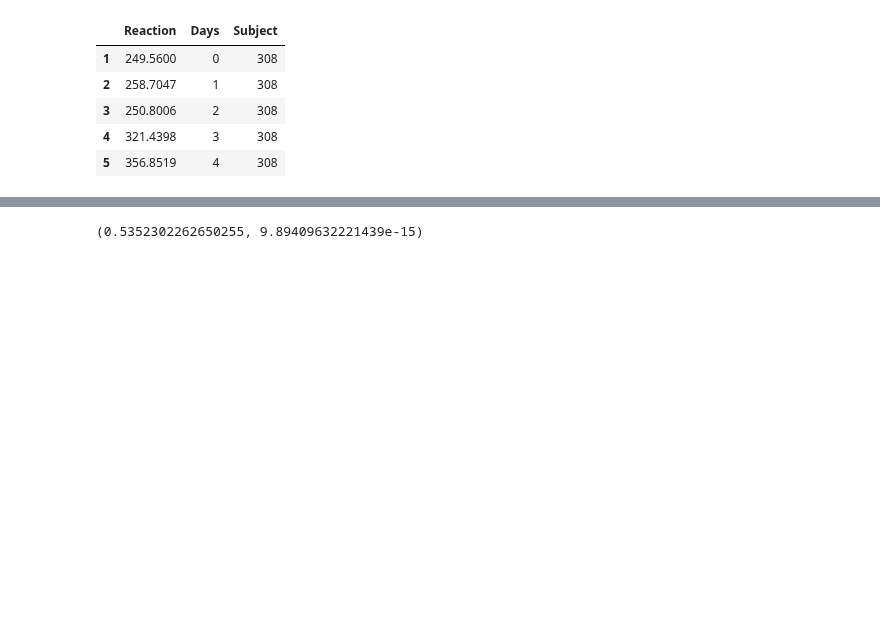
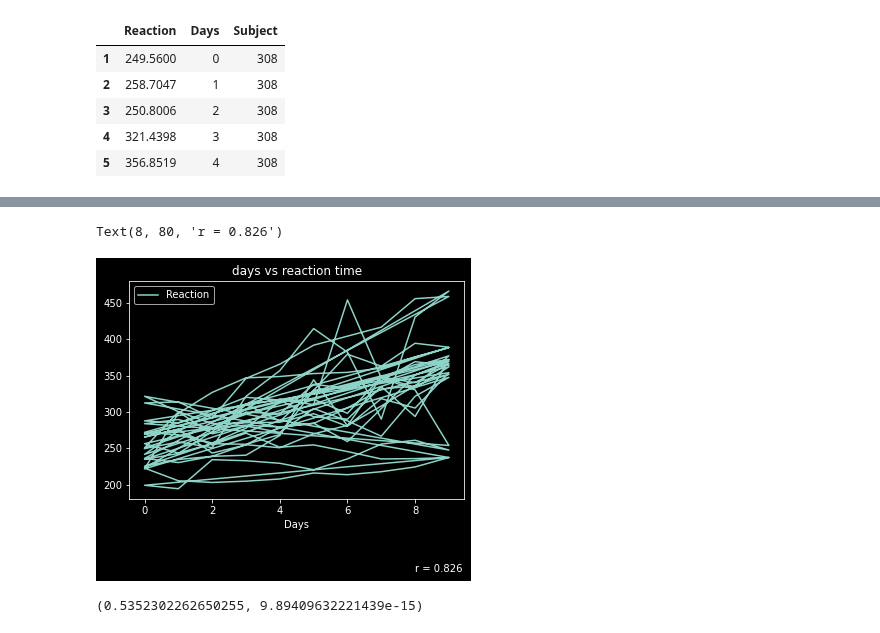
Before and after one commit to sgtcurran/statistics-exercises, a Jupyter notebook: hypothesis_testing.ipynb, the cells around one changed output, grey strips where cells are left out. Cells and saved outputs as stored; diff of their text form; code cells hidden in the pictures; blank space fills up the shorter version.

```diff
--- a/hypothesis_testing.ipynb
+++ b/hypothesis_testing.ipynb
@@ -445,8 +566,8 @@ degf = n - 2
 conf_interval = .95
 a = 1 - conf_interval
 
-x = merged_titles_df.title
-y = merged_titles_df.tenure
+x = merged_titles_df.tenure
+y = merged_titles_df.title
 # %%
 def stdev(x):
     variance = ((x - x.mean()) ** 2).sum() / n
@@ -493,3 +613,12 @@ sns.relplot(data = sleep_study, y = 'Days', x = 'Reaction');
+# %%
+r, p = stats.pearsonr(x, y)
+
+sleep_study.plot.line('Days', 'Reaction')
+plt.title('days vs reaction time')
+plt.text(8, 80, f'r = {r:.3f}')
+# %% [output]
+Text(8, 80, 'r = 0.826')
+[figure, added]
 # %%
 n = sleep_study.shape[0]
 degf = n - 2
```
Also changed, not shown: parts of 39 cells of this notebook.
